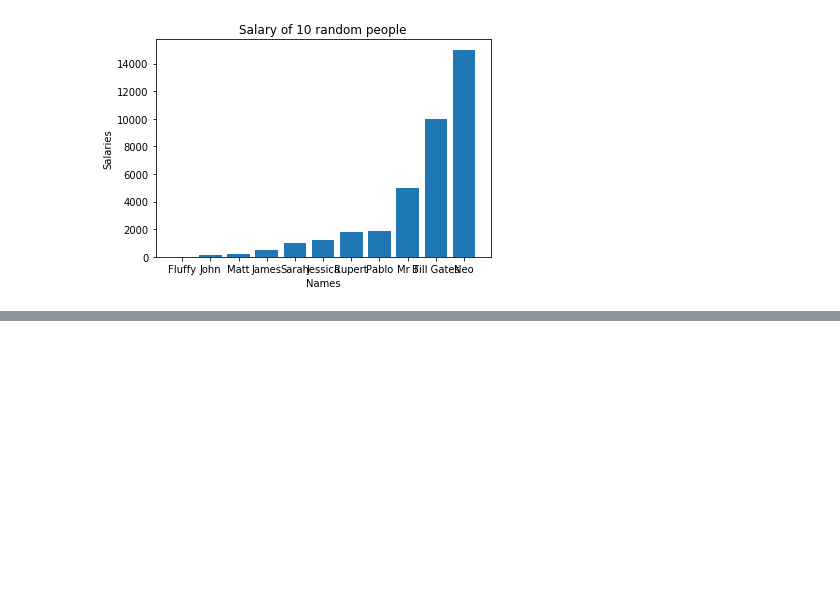
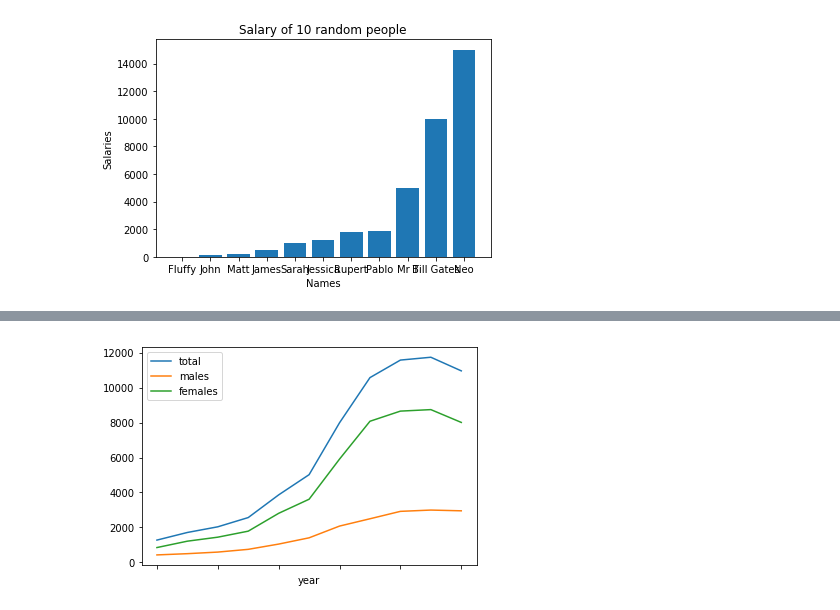
Before and after one commit to DevScience/Algoritms, a Jupyter notebook: Python's/Python 4 Scientists and Engineers/Python for Scientists and Engineers Shantu Tiwari.ipynb, the cells around one changed output, grey strips where cells are left out. Saved outputs shown, nothing was run; the diff lists cells and outputs as text; code cells hidden in the pictures; blank space fills up the shorter version.

```diff
--- a/Python's/Python 4 Scientists and Engineers/Python for Scientists and Engineers Shantu Tiwari.ipynb
+++ b/Python's/Python 4 Scientists and Engineers/Python for Scientists and Engineers Shantu Tiwari.ipynb
@@ -241,0 +281,6 @@ import matplotlib.pyplot as plt
+# %%
+# Define the columns to be read
+columns1 = ['year', 'total', 'males', 'females']
+# %%
+data_gender = data.parse(u'7.1', skiprows=4, skipfooter=14, names=columns1)
+#[u'Chapter 7', u'7.1', u'7.2', u'7.3', u'7.4', u'7.5', u'7.6', u'7.7', u'7.8', u\'7.9', u'7.10']
@@ -241,0 +303,3 @@ import matplotlib.pyplot as plt
+# %%
+# Remove the N/A from the data
+data_gender.dropna(inplace = True)
@@ -241,0 +321,3 @@ import matplotlib.pyplot as plt
+# %%
+data_gender.set_index('year', inplace=True)
+data_gender
@@ -241,0 +338,6 @@ import matplotlib.pyplot as plt
+# %%
+# Plot all
+data_gender.plot()
+plt.show()
+# %% [output]
+[figure, added]
```
Also changed, not shown: parts of 36 cells of this notebook, 4 other files.
